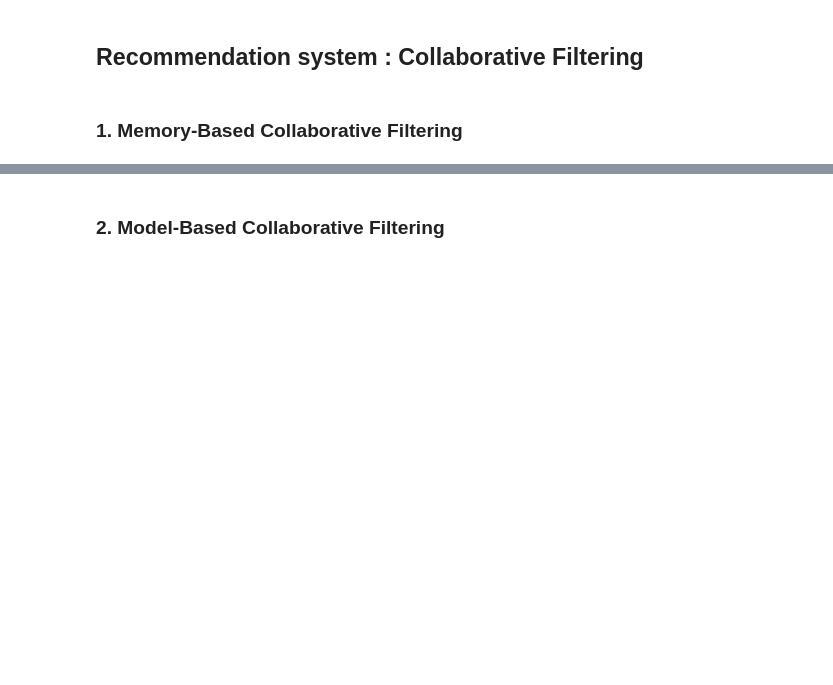
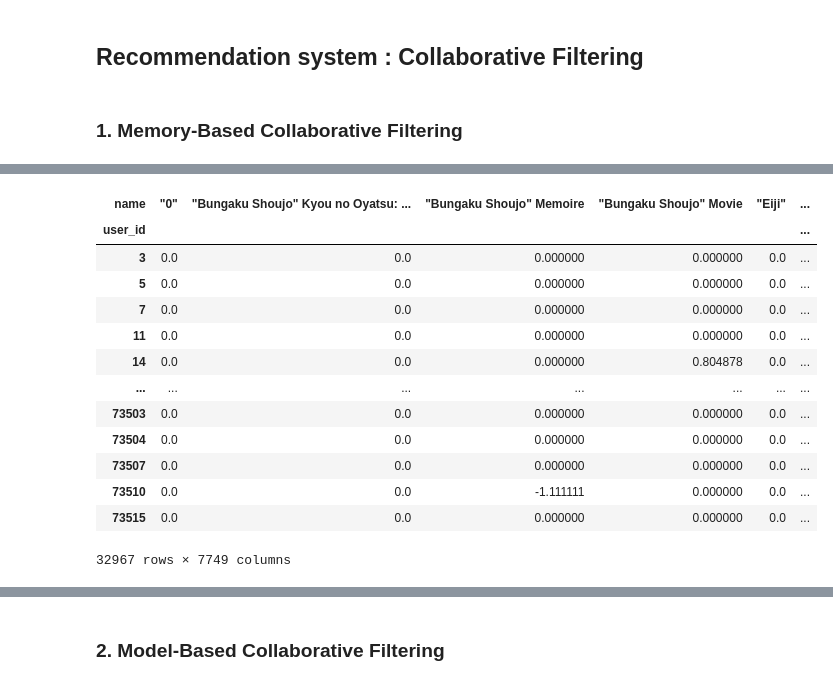
Before and after one commit to Aafaf-rido/DM_Project, a Jupyter notebook: rec_sys_collaborative.ipynb, the cells around one changed output, grey strips where cells are left out. Cells and saved outputs as stored; diff of their text form; code cells hidden in the pictures; blank space fills up the shorter version.

```diff
--- a/rec_sys_collaborative.ipynb
+++ b/rec_sys_collaborative.ipynb
@@ -555,0 +830,26 @@ user_ratings_table_normed
+# %%
+pivot_table = final_data.pivot_table(index = ["user_id"],columns = ["name"],values = "rating")
+
+# Get the average rating for each user
+avg_ratings = pivot_table.mean(axis=1)
+# Center each users ratings around 0
+user_ratings_table_centered = pivot_table.sub(avg_ratings, axis=0)
+# Fill in the missing data with 0s
+user_ratings_table_normed = user_ratings_table_centered.fillna(0)
+
+user_ratings_table_normed
+# %% [output]
+| name | "0" | "Bungaku Shoujo" Kyou no Oyatsu: ... | "Bungaku Shoujo" Memoire | "Bungaku Shoujo" Movie | "Eiji" | ... |
+| user_id |  |  |  |  |  | ... |
+| 3 | 0.0 | 0.0 | 0.000000 | 0.000000 | 0.0 | ... |
+| 5 | 0.0 | 0.0 | 0.000000 | 0.000000 | 0.0 | ... |
+| 7 | 0.0 | 0.0 | 0.000000 | 0.000000 | 0.0 | ... |
+| 11 | 0.0 | 0.0 | 0.000000 | 0.000000 | 0.0 | ... |
+| 14 | 0.0 | 0.0 | 0.000000 | 0.804878 | 0.0 | ... |
+| ... | ... | ... | ... | ... | ... | ... |
+| 73503 | 0.0 | 0.0 | 0.000000 | 0.000000 | 0.0 | ... |
+| 73504 | 0.0 | 0.0 | 0.000000 | 0.000000 | 0.0 | ... |
+| 73507 | 0.0 | 0.0 | 0.000000 | 0.000000 | 0.0 | ... |
+| 73510 | 0.0 | 0.0 | -1.111111 | 0.000000 | 0.0 | ... |
+| 73515 | 0.0 | 0.0 | 0.000000 | 0.000000 | 0.0 | ... |
+32967 rows × 7749 columns
```
Also changed, not shown: parts of 76 cells of this notebook.
